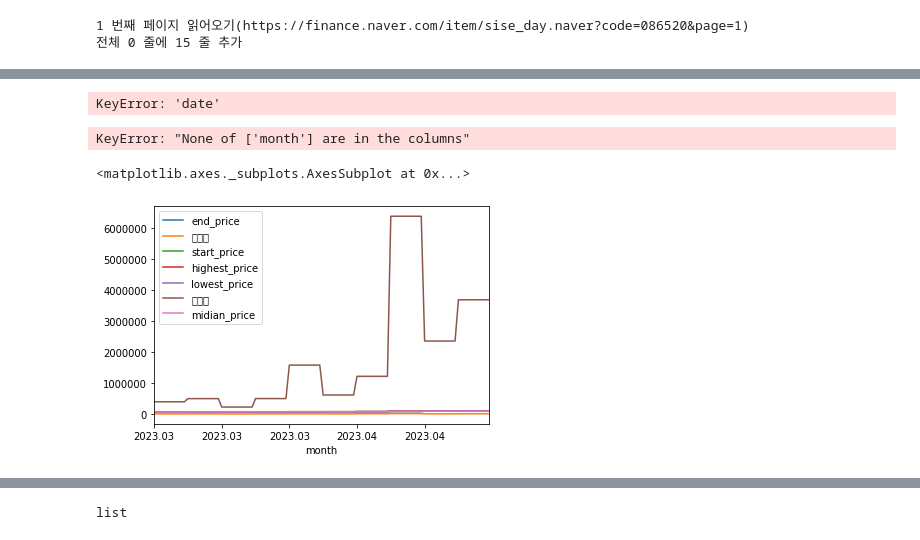
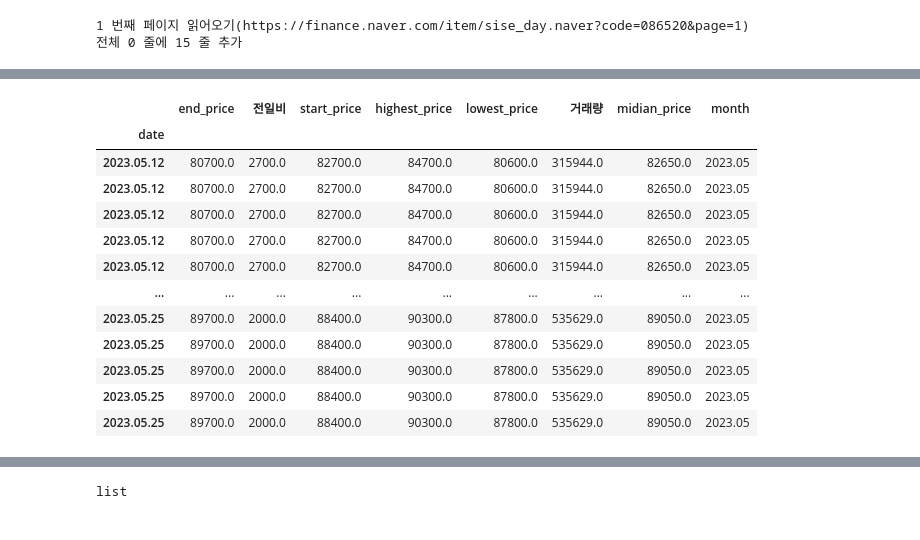
Before and after one commit to seunga0809/Python, a Jupyter notebook: Chapter06.ipynb, the cells around one changed output, grey strips where cells are left out. Cells and saved outputs as stored; diff of their text form; code cells hidden in the pictures.

```diff
--- a/Chapter06.ipynb
+++ b/Chapter06.ipynb
@@ -264,9 +264,21 @@ all_tables
 110 rows × 5 columns
 # %%
 #중앙값 열 추가
-all_tables['midian_price'] = all_tables['highest_price']
-                                - ((all_tables['highest_price']
+all_tables['midian_price'] = all_tables['highest_price'] - ((all_tables['highest_price']
                                     - all_tables['lowest_price']) / 2)
 
 all_tables
 # %% [output]
+|  | end_price | 전일비 | start_price | highest_price | lowest_price | 거래량 | midian_price | month |
+| date |  |  |  |  |  |  |  |  |
+| 2023.05.12 | 80700.0 | 2700.0 | 82700.0 | 84700.0 | 80600.0 | 315944.0 | 82650.0 | 2023.05 |
+| 2023.05.12 | 80700.0 | 2700.0 | 82700.0 | 84700.0 | 80600.0 | 315944.0 | 82650.0 | 2023.05 |
+| 2023.05.12 | 80700.0 | 2700.0 | 82700.0 | 84700.0 | 80600.0 | 315944.0 | 82650.0 | 2023.05 |
+| 2023.05.12 | 80700.0 | 2700.0 | 82700.0 | 84700.0 | 80600.0 | 315944.0 | 82650.0 | 2023.05 |
+| 2023.05.12 | 80700.0 | 2700.0 | 82700.0 | 84700.0 | 80600.0 | 315944.0 | 82650.0 | 2023.05 |
+| ... | ... | ... | ... | ... | ... | ... | ... | ... |
+| 2023.05.25 | 89700.0 | 2000.0 | 88400.0 | 90300.0 | 87800.0 | 535629.0 | 89050.0 | 2023.05 |
+| 2023.05.25 | 89700.0 | 2000.0 | 88400.0 | 90300.0 | 87800.0 | 535629.0 | 89050.0 | 2023.05 |
+| 2023.05.25 | 89700.0 | 2000.0 | 88400.0 | 90300.0 | 87800.0 | 535629.0 | 89050.0 | 2023.05 |
+| 2023.05.25 | 89700.0 | 2000.0 | 88400.0 | 90300.0 | 87800.0 | 535629.0 | 89050.0 | 2023.05 |
+| 2023.05.25 | 89700.0 | 2000.0 | 88400.0 | 90300.0 | 87800.0 | 535629.0 | 89050.0 | 2023.05 |
@@ -276,8 +288,6 @@ IndentationError: unexpected indent (<ipython-input-93-67eb8a3bcfbd>, line 3)
 all_tables['month'] = all_tables['date'].str[0:7]
 
 all_tables
-# %% [output]
-KeyError: 'date'
 # %%
 #날짜를 색인으로 지정하기
 all_tables.set_index('month', inplace=True)
@@ -287,14 +297,9 @@ all_tables.sort_index(inplace=True)
 
 #값 확인하기
 all_tables
-# %% [output]
-KeyError: "None of ['month'] are in the columns"
 # %%
 #전체 숫자 데이터 선 그래프 그리기
 all_tables.plot.line()
-# %% [output]
-<matplotlib.axes._subplots.AxesSubplot at 0x...>
-[figure, removed]
 # %%
 #앞 15일치데이터 선 그래프로 그리기
 all_tables[:15].plot.line(rot=45)
```
Also changed, not shown: parts of 26 cells of this notebook.
